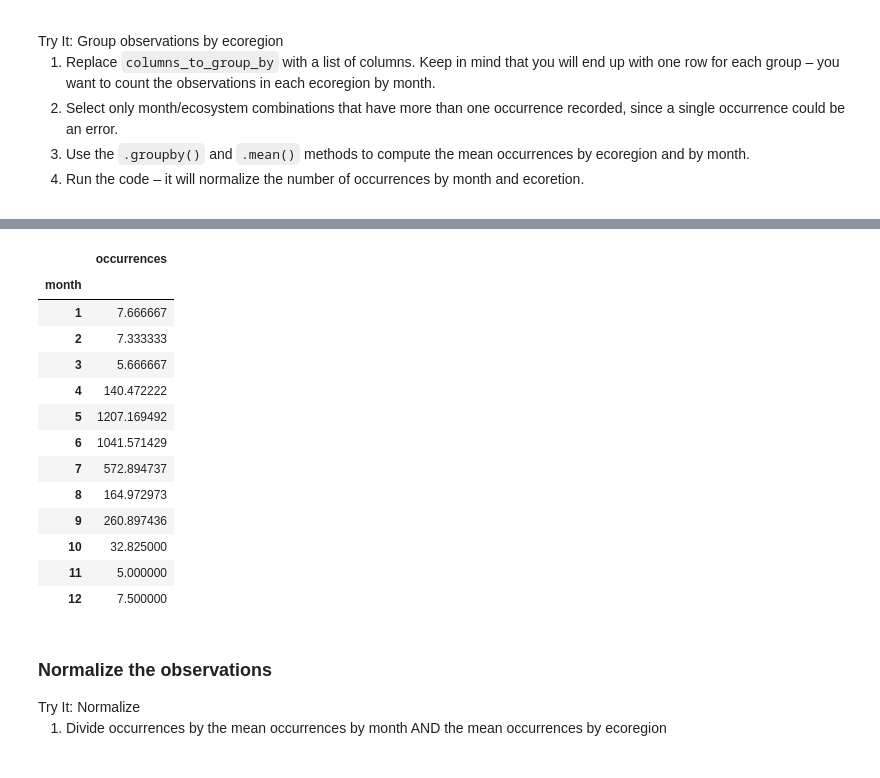
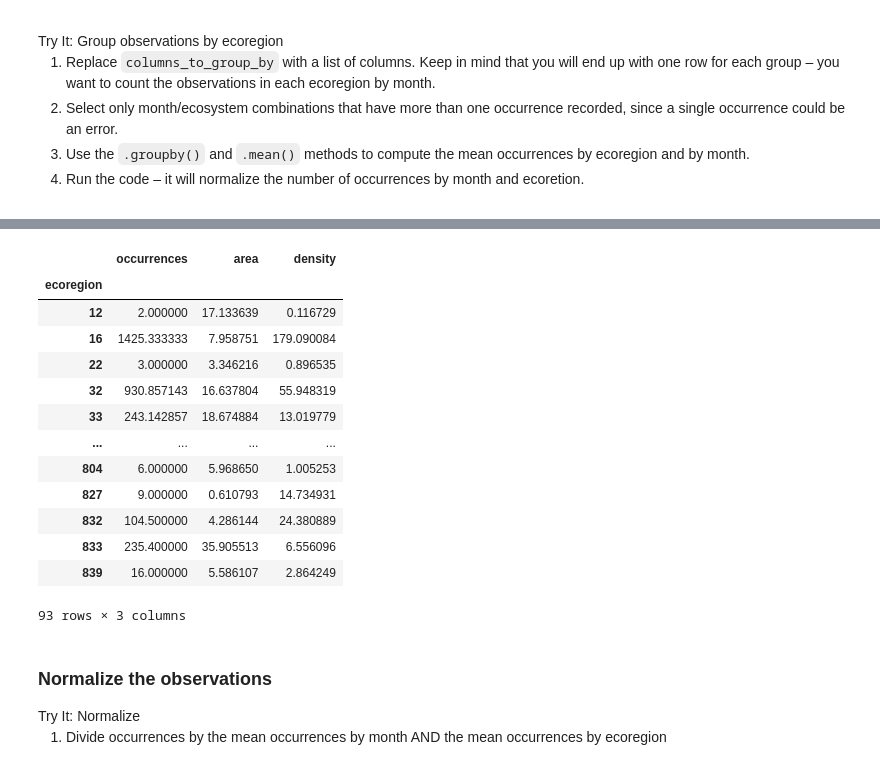
Before and after one commit to earthlab-education/foundations-of-earth-analytics-2024-species-distribution-coding-challenge-fundamentals-03-species-di, a Jupyter notebook: notebooks/species-distribution-32-normalize.ipynb, the cells around one changed output, grey strips where cells are left out. Drawn from its saved outputs; the diff is of its cells as text; code cells hidden in the pictures.

```diff
--- a/notebooks/species-distribution-32-normalize.ipynb
+++ b/notebooks/species-distribution-32-normalize.ipynb
@@ -73,9 +80,9 @@ gbif_ecoregion_gdf = (
     .sjoin(
         gbif_gdf,
         how='inner',
-        predicate='intersects')
+        predicate='contains')
     # Select the required columns
-
+    [['OBJECTID', 'gbifID', 'ECO_NAME','BIOME_NUM','BIOME_NAME', 'month', 'SHAPE_AREA']]
 )
 gbif_ecoregion_gdf
 # %% [output]
@@ -108,4 +115,13 @@ compute the mean occurrences by ecoregion and by month.</li>
 and ecoretion.</li>
 </ol></div></div>
 # %%
-gbif_ecoregion_gdf.head()
+occurrence_df = (
+    gbif_ecoregion_gdf
+    #reset index
+    .reset_index()
+    # For each ecoregion, for each month...
+    .groupby(['ecoregion', 'month'])
+    # ...count the number of occurrences
+    .agg(occurrences=('gbifID', 'count'),
+         area=('SHAPE_AREA', 'first'))
+)
@@ -120,12 +128,8 @@ gbif_ecoregion_gdf.head()
 # %%
-occurrence_df = (
-    gbif_ecoregion_gdf
-    # For each ecoregion, for each month...
-    .groupby(['OBJECTID', 'month'])
-    # ...count the number of occurrences
-    .agg(occurrences=('gbifID', 'count'))
+#Normalize by area
+occurrence_df['density'] = (
+    occurrence_df.occurrences / occurrence_df.area
 )
-
 # Get rid of rare observations (possible misidentification?)
 occurrence_df = occurrence_df[occurrence_df.occurrences > 1]
 occurrence_df
@@ -149,7 +153,7 @@ occurrence_df
 # Take the mean by ecoregion
 mean_occ_ecoregion = (
     occurrence_df
-    .groupby('OBJECTID')
+    .groupby('ecoregion')
     .mean()
 )
 # Take the mean by month
@@ -159,22 +163,22 @@ mean_occ_month = (
     .mean()
 )
 # %%
-mean_occ_month
+mean_occ_ecoregion
 # %% [output]
-|  | occurrences |
-| month |  |
-| 1 | 7.666667 |
-| 2 | 7.333333 |
-| 3 | 5.666667 |
-| 4 | 140.472222 |
-| 5 | 1207.169492 |
-| 6 | 1041.571429 |
-| 7 | 572.894737 |
-| 8 | 164.972973 |
-| 9 | 260.897436 |
-| 10 | 32.825000 |
-| 11 | 5.000000 |
-| 12 | 7.500000 |
+|  | occurrences | area | density |
+| ecoregion |  |  |  |
+| 12 | 2.000000 | 17.133639 | 0.116729 |
+| 16 | 1425.333333 | 7.958751 | 179.090084 |
+| 22 | 3.000000 | 3.346216 | 0.896535 |
+| 32 | 930.857143 | 16.637804 | 55.948319 |
+| 33 | 243.142857 | 18.674884 | 13.019779 |
+| ... | ... | ... | ... |
+| 804 | 6.000000 | 5.968650 | 1.005253 |
+| 827 | 9.000000 | 0.610793 | 14.734931 |
+| 832 | 104.500000 | 4.286144 | 24.380889 |
+| 833 | 235.400000 | 35.905513 | 6.556096 |
+| 839 | 16.000000 | 5.586107 | 2.864249 |
+93 rows × 3 columns
 # %% [markdown]
 ### Normalize the observations
 
```
Also changed, not shown: parts of 7 cells of this notebook, 4 other files.
